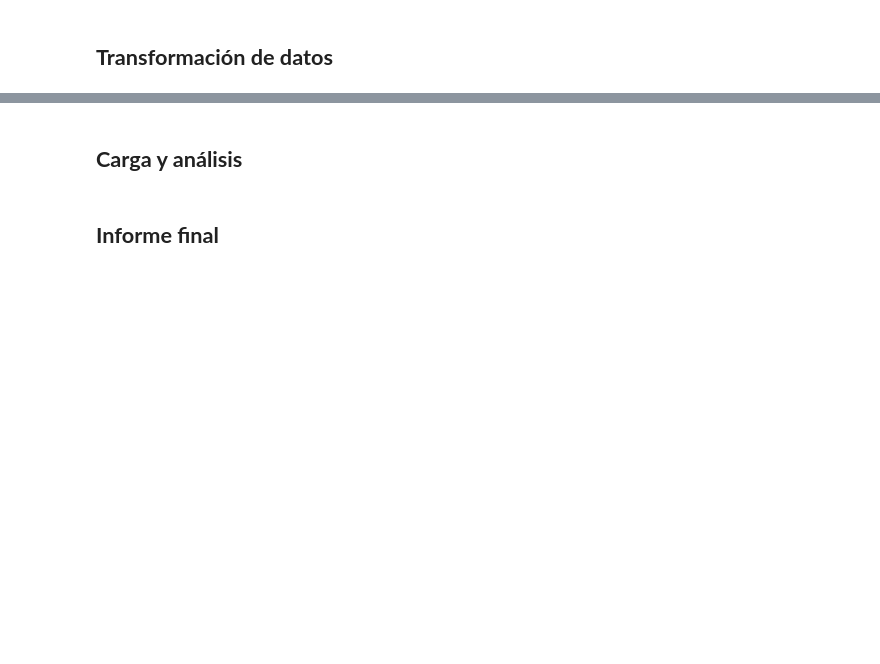
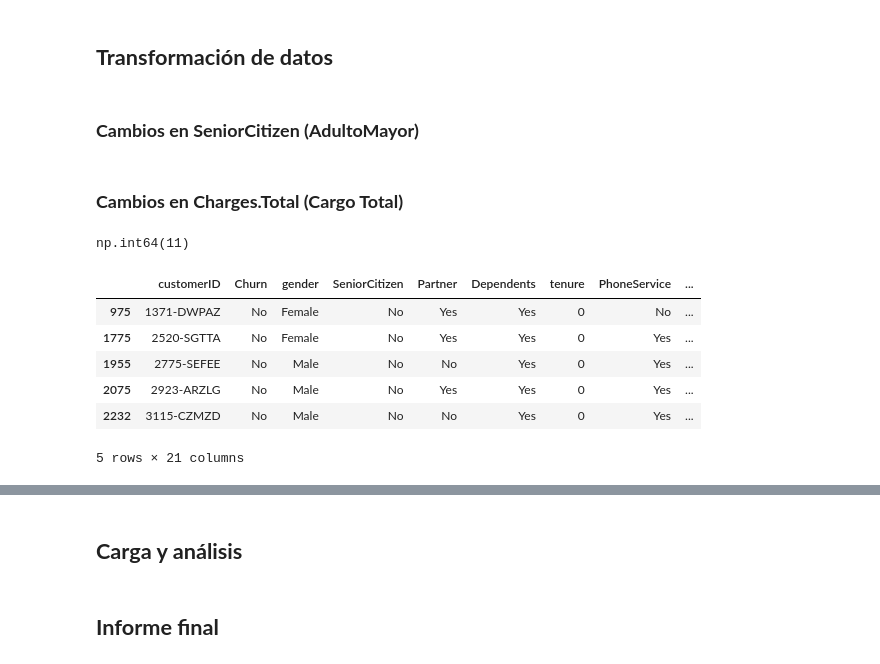
Before and after one commit to DanielRaiicHu/TelecomX, a Jupyter notebook: TelecomX.ipynb, the cells around one changed output, grey strips where cells are left out. Saved outputs shown, nothing was run; the diff lists cells and outputs as text; code cells hidden in the pictures; blank space fills up the shorter version.

```diff
--- a/TelecomX.ipynb
+++ b/TelecomX.ipynb
@@ -242,6 +222,26 @@ Tras revisar individualmente cada columna del conjunto de datos, se llegaron a l
 | Bank transfer (automatic)   | Transferencia bancaria (automática)      |
 # %% [markdown]
 ## **Transformación de datos**
+# %% [markdown]
+### **Cambios en SeniorCitizen (AdultoMayor)**
 # %%
 # Reemplaza 0 y 1 por 'No' y 'Yes' para mayor legibilidad y mantener un formato uniforme.
 df['SeniorCitizen'] = df['SeniorCitizen'].map({0: 'No', 1: 'Yes'})
+# %% [markdown]
+### **Cambios en Charges.Total (Cargo Total)**
+# %%
+# nos damos cuenta que hay 11 valores vacíos en columna 'Charges.Total'
+# Esto no nos deja pasar los valores de str a float64
+(df['Charges.Total'] == ' ').sum()
+# %% [output]
+np.int64(11)
+# %%
+df[df['Charges.Total'] == ' '].head()
+# %% [output]
+|  | customerID | Churn | gender | SeniorCitizen | Partner | Dependents | tenure | PhoneService | ... |
+| 975 | 1371-DWPAZ | No | Female | No | Yes | Yes | 0 | No | ... |
+| 1775 | 2520-SGTTA | No | Female | No | Yes | Yes | 0 | Yes | ... |
+| 1955 | 2775-SEFEE | No | Male | No | No | Yes | 0 | Yes | ... |
+| 2075 | 2923-ARZLG | No | Male | No | Yes | Yes | 0 | Yes | ... |
+| 2232 | 3115-CZMZD | No | Male | No | No | Yes | 0 | Yes | ... |
+5 rows × 21 columns
```
Also changed, not shown: parts of 14 cells of this notebook.
